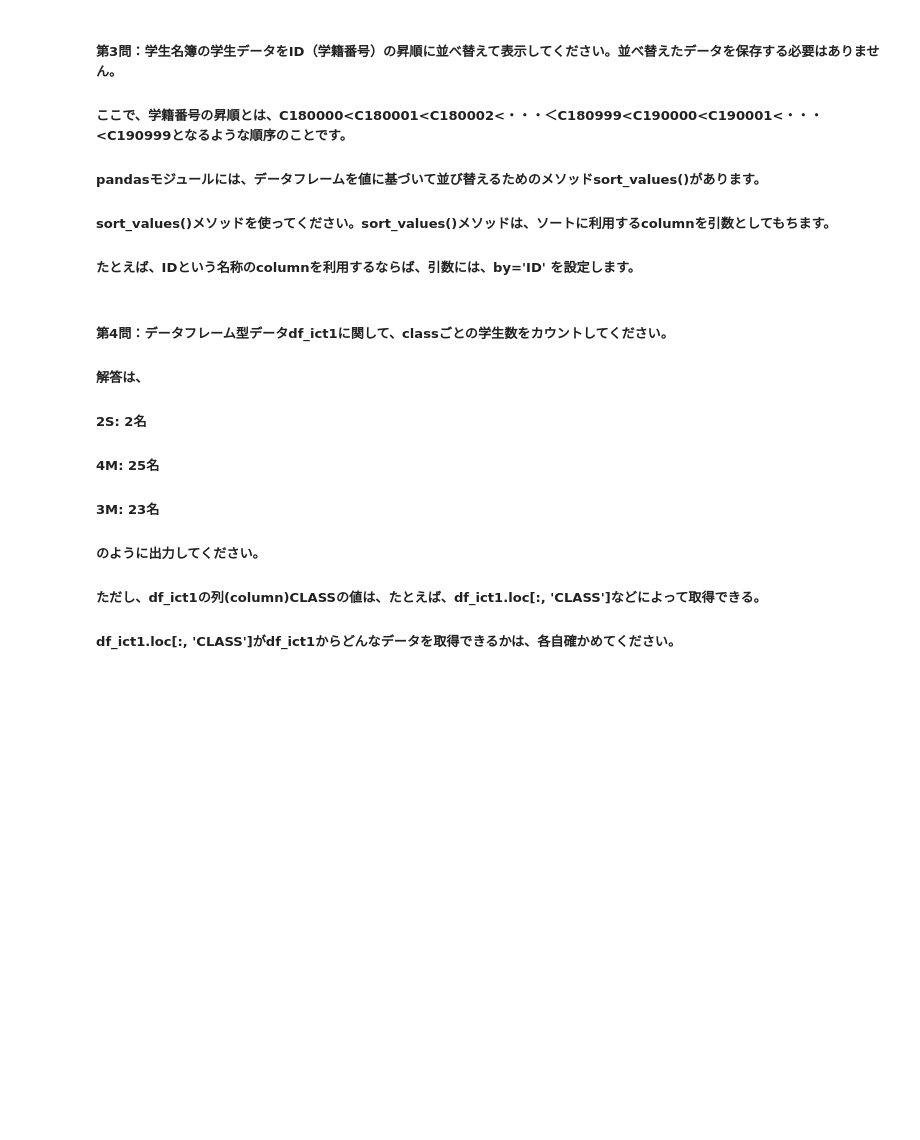
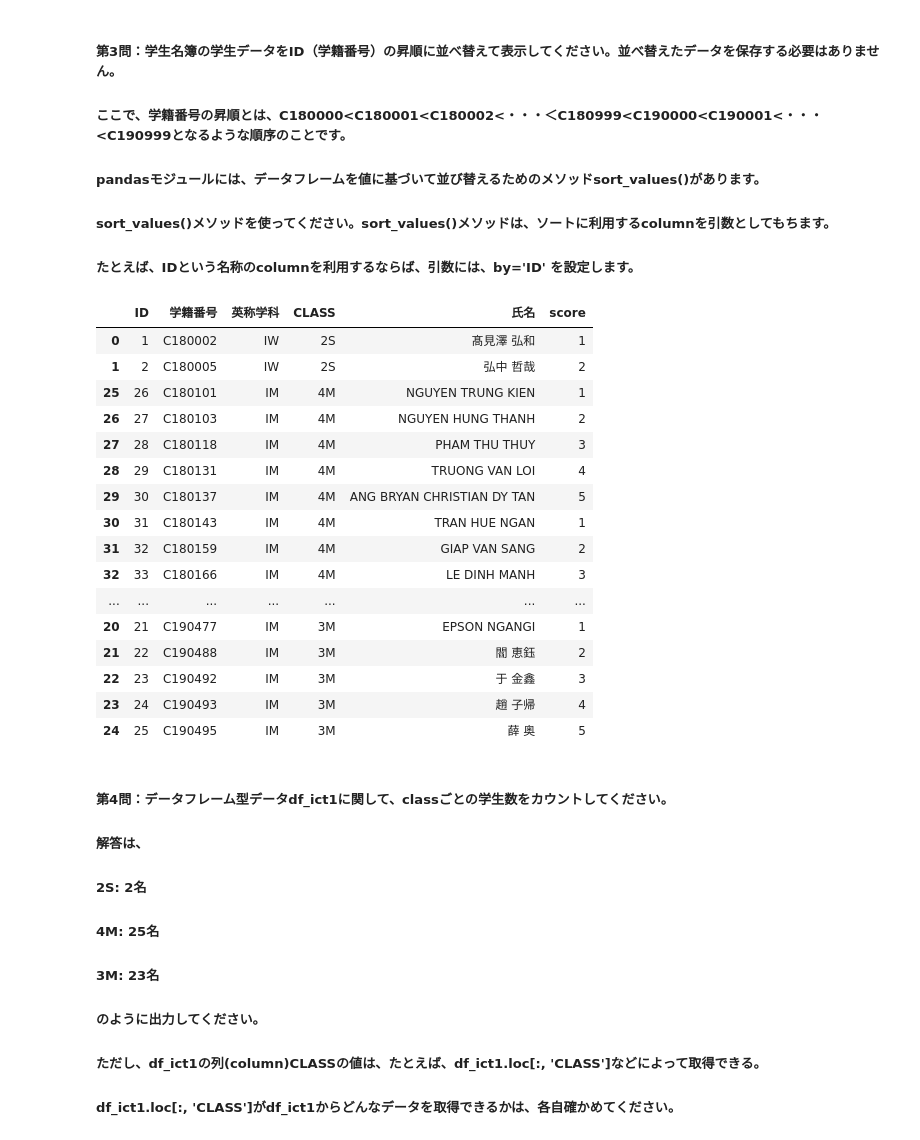
Before and after one commit to DOANTHINGOCTHUY/C180234_md1, a Jupyter notebook: ML_assignment_1.ipynb, the cells around one changed output. Cells and saved outputs as stored; diff of their text form; code cells hidden in the pictures; blank space fills up the shorter version.

```diff
--- a/ML_assignment_1.ipynb
+++ b/ML_assignment_1.ipynb
@@ -107,6 +107,30 @@ ict2019_2
 ##### pandasモジュールには、データフレームを値に基づいて並び替えるためのメソッドsort_values()があります。
 ##### sort_values()メソッドを使ってください。sort_values()メソッドは、ソートに利用するcolumnを引数としてもちます。
 ##### たとえば、IDという名称のcolumnを利用するならば、引数には、by='ID' を設定します。
+# %%
+import pandas as pd
+import numpy as np
+
+ict2019_2 = pd.read_csv('ICT2019 .csv').sort_values  (['学籍番号'])
+ict2019_2
+# %% [output]
+|  | ID | 学籍番号 | 英称学科 | CLASS | 氏名 | score |
+| 0 | 1 | C180002 | IW | 2S | 髙見澤 弘和 | 1 |
+| 1 | 2 | C180005 | IW | 2S | 弘中 哲哉 | 2 |
+| 25 | 26 | C180101 | IM | 4M | NGUYEN TRUNG KIEN | 1 |
+| 26 | 27 | C180103 | IM | 4M | NGUYEN HUNG THANH | 2 |
+| 27 | 28 | C180118 | IM | 4M | PHAM THU THUY | 3 |
+| 28 | 29 | C180131 | IM | 4M | TRUONG VAN LOI | 4 |
+| 29 | 30 | C180137 | IM | 4M | ANG BRYAN CHRISTIAN DY TAN | 5 |
+| 30 | 31 | C180143 | IM | 4M | TRAN HUE NGAN | 1 |
+| 31 | 32 | C180159 | IM | 4M | GIAP VAN SANG | 2 |
+| 32 | 33 | C180166 | IM | 4M | LE DINH MANH | 3 |
+| ... | ... | ... | ... | ... | ... | ... |
+| 20 | 21 | C190477 | IM | 3M | EPSON NGANGI | 1 |
+| 21 | 22 | C190488 | IM | 3M | 閻 恵鈺 | 2 |
+| 22 | 23 | C190492 | IM | 3M | 于 金鑫 | 3 |
+| 23 | 24 | C190493 | IM | 3M | 趙 子帰 | 4 |
+| 24 | 25 | C190495 | IM | 3M | 薛 奥 | 5 |
 # %% [markdown]
 ##### 第4問：データフレーム型データdf_ict1に関して、classごとの学生数をカウントしてください。
 ##### 解答は、
```
Also changed, not shown: parts of 1 cell of this notebook.
